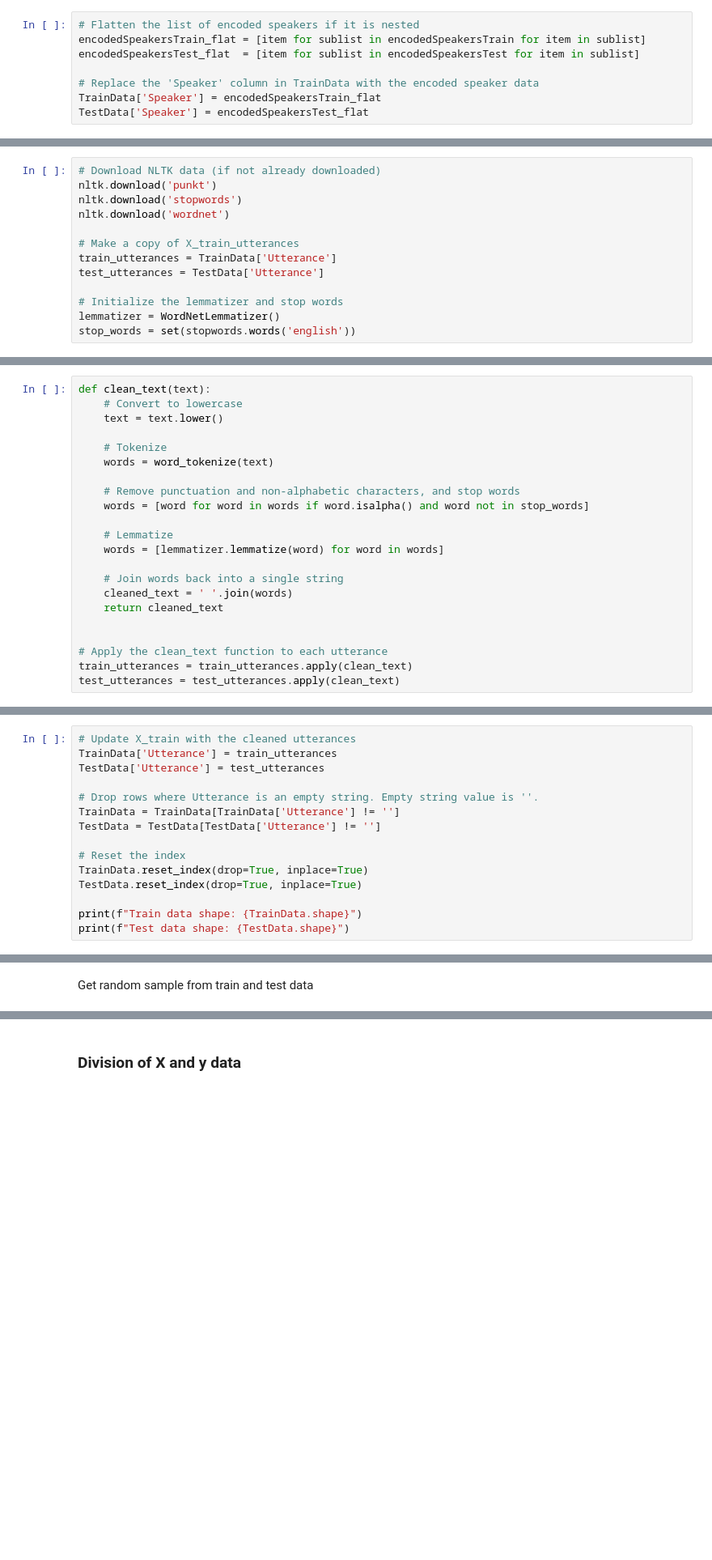
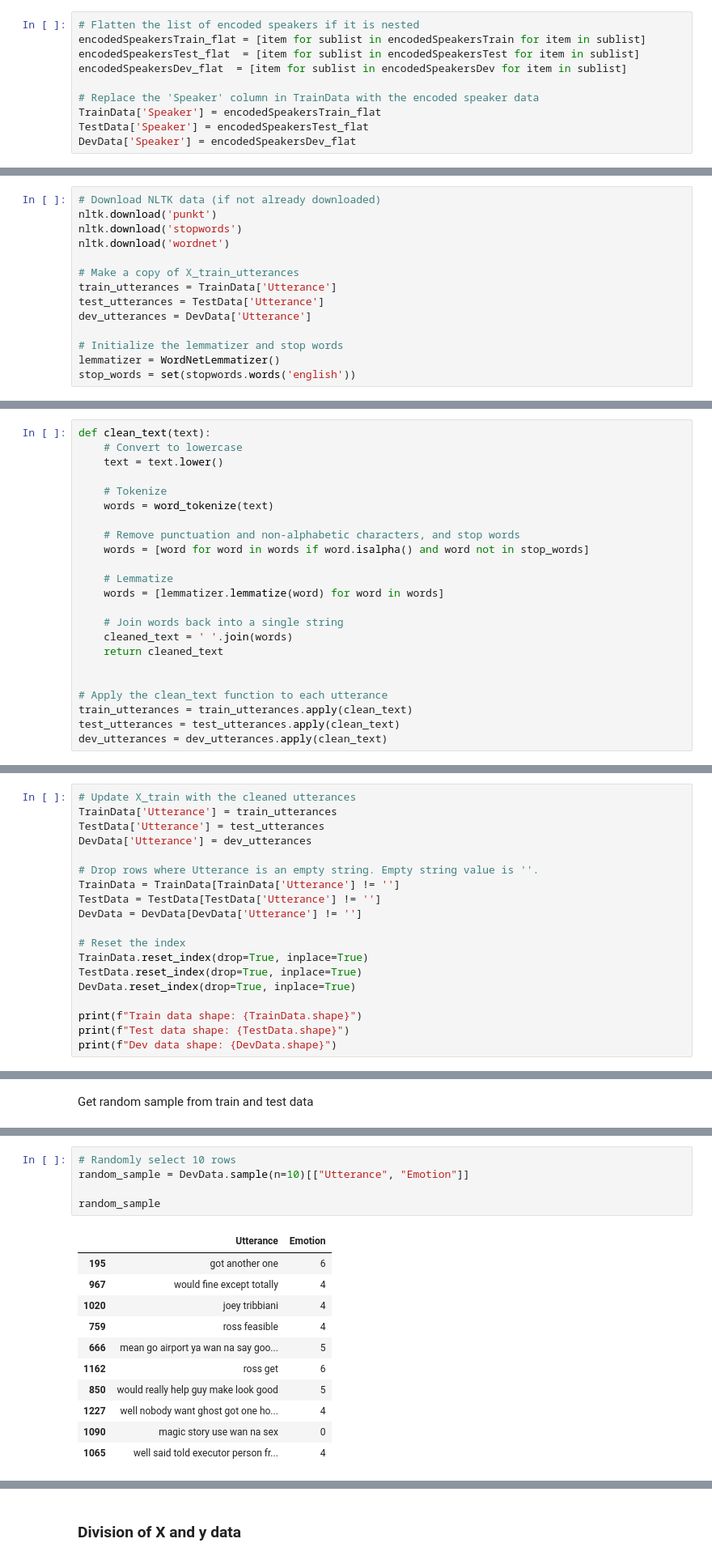
Before and after one commit to ELIJDAYO/ER_GAT, a Jupyter notebook: datasetPreparation.ipynb, the cells around one changed output, grey strips where cells are left out. Shown at 81% size. Saved outputs shown, nothing was run; the diff lists cells and outputs as text; blank space fills up the shorter version.

Commit message:
Added Dev Data

```diff
--- a/datasetPreparation.ipynb
+++ b/datasetPreparation.ipynb
@@ -170,7 +194,9 @@ Apply the encoded speakers in the Train and Test data
 # Flatten the list of encoded speakers if it is nested
 encodedSpeakersTrain_flat = [item for sublist in encodedSpeakersTrain for item in sublist]
 encodedSpeakersTest_flat  = [item for sublist in encodedSpeakersTest for item in sublist]
+encodedSpeakersDev_flat  = [item for sublist in encodedSpeakersDev for item in sublist]
 
 # Replace the 'Speaker' column in TrainData with the encoded speaker data
 TrainData['Speaker'] = encodedSpeakersTrain_flat
 TestData['Speaker'] = encodedSpeakersTest_flat
+DevData['Speaker'] = encodedSpeakersDev_flat
@@ -203,6 +223,7 @@ nltk.download('wordnet')
 # Make a copy of X_train_utterances
 train_utterances = TrainData['Utterance']
 test_utterances = TestData['Utterance']
+dev_utterances = DevData['Utterance']
 
 # Initialize the lemmatizer and stop words
 lemmatizer = WordNetLemmatizer()
@@ -239,6 +260,7 @@ def clean_text(text):
 # Apply the clean_text function to each utterance
 train_utterances = train_utterances.apply(clean_text)
 test_utterances = test_utterances.apply(clean_text)
+dev_utterances = dev_utterances.apply(clean_text)
 # %%
 train_utterances.head()
 # %% [output]
@@ -275,17 +309,21 @@ Update 'Utterance' column and remove all empty strings
 # Update X_train with the cleaned utterances
 TrainData['Utterance'] = train_utterances
 TestData['Utterance'] = test_utterances
+DevData['Utterance'] = dev_utterances
 
 # Drop rows where Utterance is an empty string. Empty string value is ''.
 TrainData = TrainData[TrainData['Utterance'] != '']
 TestData = TestData[TestData['Utterance'] != '']
+DevData = DevData[DevData['Utterance'] != '']
 
 # Reset the index
 TrainData.reset_index(drop=True, inplace=True)
 TestData.reset_index(drop=True, inplace=True)
+DevData.reset_index(drop=True, inplace=True)
 
 print(f"Train data shape: {TrainData.shape}")
 print(f"Test data shape: {TestData.shape}")
+print(f"Dev data shape: {DevData.shape}")
 # %% [output]
 Train data shape: (12176, 6)
 Test data shape: (3230, 6)
@@ -349,3 +392,20 @@ random_sample
+# %%
+# Randomly select 10 rows
+random_sample = DevData.sample(n=10)[["Utterance", "Emotion"]]
+
+random_sample
+# %% [output]
+|  | Utterance | Emotion |
+| 195 | got another one | 6 |
+| 967 | would fine except totally | 4 |
+| 1020 | joey tribbiani | 4 |
+| 759 | ross feasible | 4 |
+| 666 | mean go airport ya wan na say goo... | 5 |
+| 1162 | ross get | 6 |
+| 850 | would really help guy make look good | 5 |
+| 1227 | well nobody want ghost got one ho... | 4 |
+| 1090 | magic story use wan na sex | 0 |
+| 1065 | well said told executor person fr... | 4 |
 # %%
 # Randomly select 10 rows
 random_sample = Dropwords_TrainData.sample(n=10)[["Utterance", "Emotion"]]
```
Also changed, not shown: parts of 26 cells of this notebook, 5 other files.
